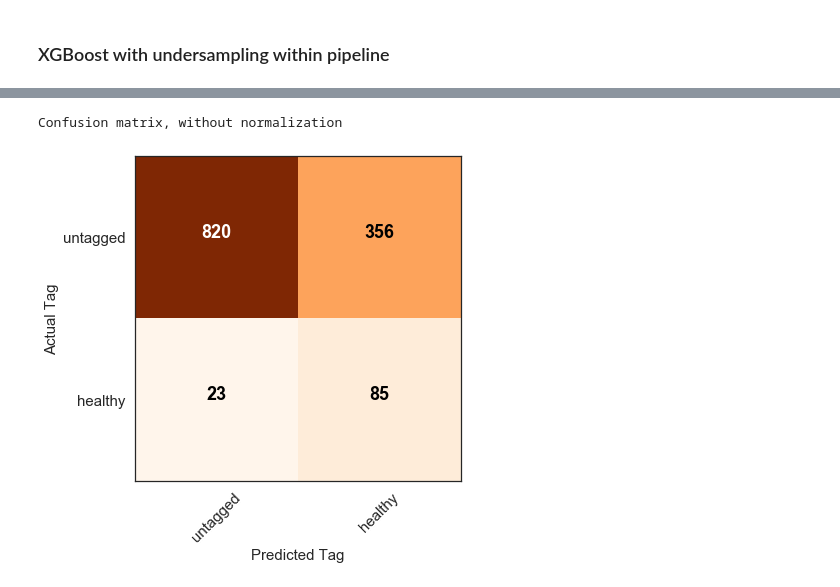
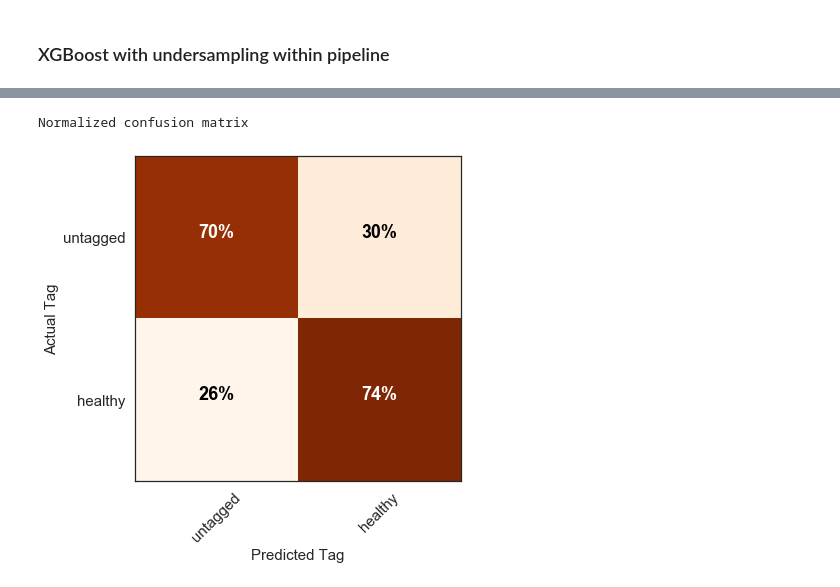
Before and after one commit to akharina/healthy_recipes, a Jupyter notebook: Technical_Notebook.ipynb, the cells around one changed output, grey strips where cells are left out. Cells and saved outputs as stored; diff of their text form; code cells hidden in the pictures.

```diff
--- a/Technical_Notebook.ipynb
+++ b/Technical_Notebook.ipynb
@@ -824,10 +776,15 @@ create_plot_of_feature_importances(us_rf, X_train)
 from sklearn.preprocessing import StandardScaler
 
 # Scale the data
-scaler = StandardScaler()
-X_train_scaled = scaler.fit_transform(X_train)
-X_test_scaled = scaler.transform(X_test)
+# scaler = StandardScaler()
+# X_train_scaled = scaler.fit_transform(X_train)
+# X_test_scaled = scaler.transform(X_test)
+
+X_train = pd.DataFrame(X_train, columns=X.columns)
 # %%
+# X_train = X_train.as_matrix()
+# X_test = X_test.as_matrix()
+
 # Tuning XGBoost
 import xgboost as xgb
 
@@ -837,24 +794,12 @@ xgb_mod = xgb.XGBClassifier()
 pipeline = Pipeline([('undersample', us), ('xgb_mod', xgb_mod)])
 
 params = {'xgb_mod__learning_rate' : [0.2, 0.1, 0.07],
-    'xgb_mod__max_depth' : [2,3],
+    'xgb_mod__max_depth' : [2],
     'xgb_mod__subsample' : [0.75,0.8],
-    'xgb_mod__n_estimators' : [ 300, 400]
+    'xgb_mod__n_estimators' : [350, 400, 450]
 }
 
 xgb_undersample = GridSearchCV(pipeline, param_grid = params, scoring = 'precision', cv = kf)
 
-xgb_undersample.fit(X_train_scaled, y_train)
-
-pred_xgb_train = xgb_undersample.predict(X_train_scaled)
-pred_xgb_test = xgb_undersample.predict(X_test_scaled)
-
-best_parameters = xgb_undersample.best_params_
-
-print("Grid Search found the following optimal parameters: ")
-for param_name in sorted(best_parameters.keys()):
-    print("%s: %r" % (param_name, best_parameters[param_name]))
-
-# Best accuracy
-print('Best precision score: %.3f' % xgb_undersample.best_score_)
+xgb_undersample.fit(X_train, y_train)
 # %% [output]
@@ -866,0 +823,12 @@ Best precision score: 0.190
+# %%
+pred_xgb_train = xgb_undersample.predict(X_train)
+pred_xgb_test = xgb_undersample.predict(X_test)
+
+best_parameters = xgb_undersample.best_params_
+
+print("Grid Search found the following optimal parameters: ")
+for param_name in sorted(best_parameters.keys()):
+    print("%s: %r" % (param_name, best_parameters[param_name]))
+
+# Best accuracy
+print('Best precision score: %.3f' % xgb_undersample.best_score_)
@@ -879,9 +854,9 @@ XGB F1 Score: 0.2941
 # %%
 classes=['untagged','healthy']
 cnf_matrix = confusion_matrix(y_test, pred_xgb_test)
-plot_confusion_matrix(cnf_matrix, classes, normalize=False, cmap=plt.cm.Oranges)
+plot_confusion_matrix(cnf_matrix, classes, normalize=True, cmap=plt.cm.Oranges)
 plt.grid()
 # %% [output]
-Confusion matrix, without normalization
+Normalized confusion matrix
-[figure, old version]
+[figure, new version]
 # %%
```
Also changed, not shown: parts of 20 cells of this notebook.
